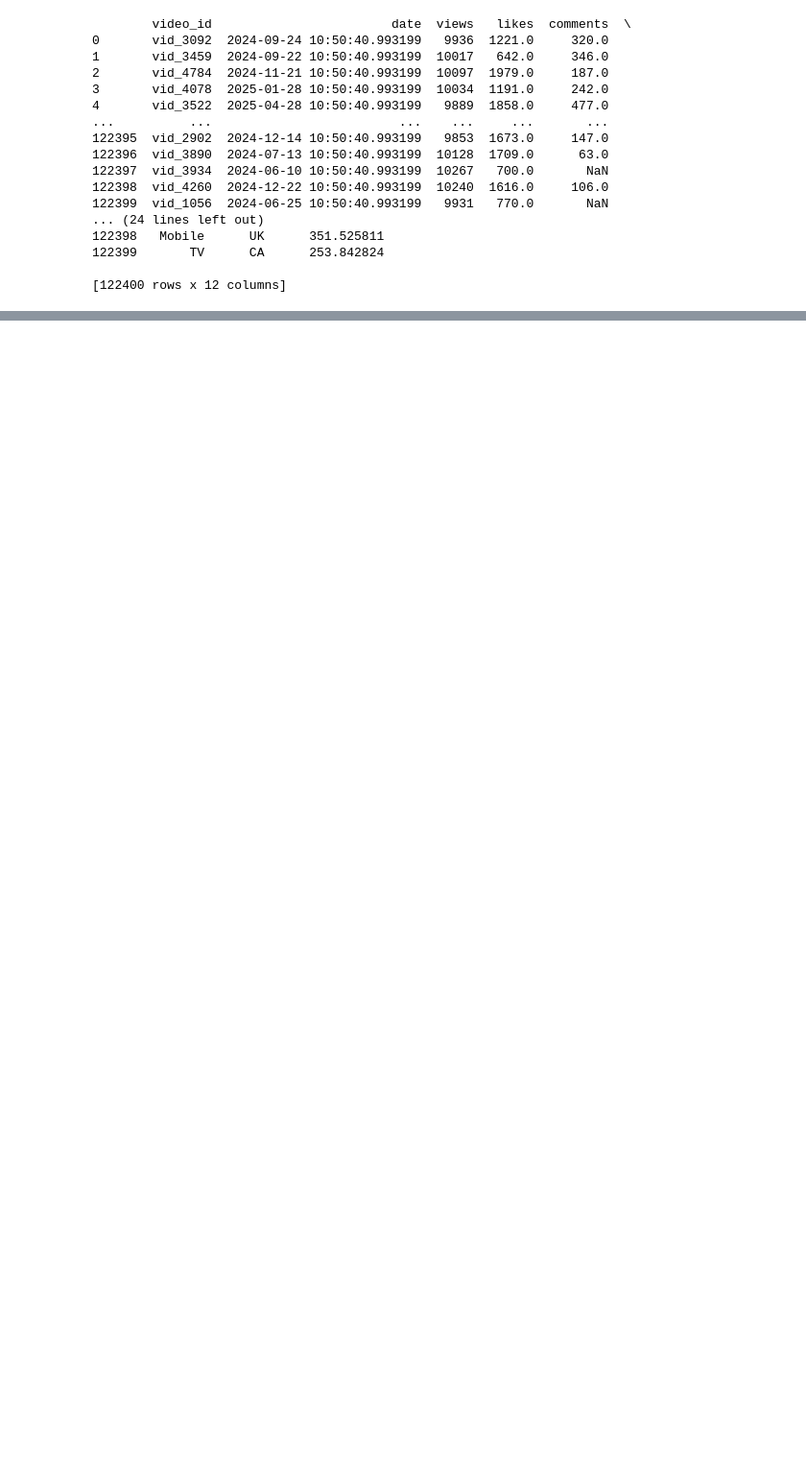
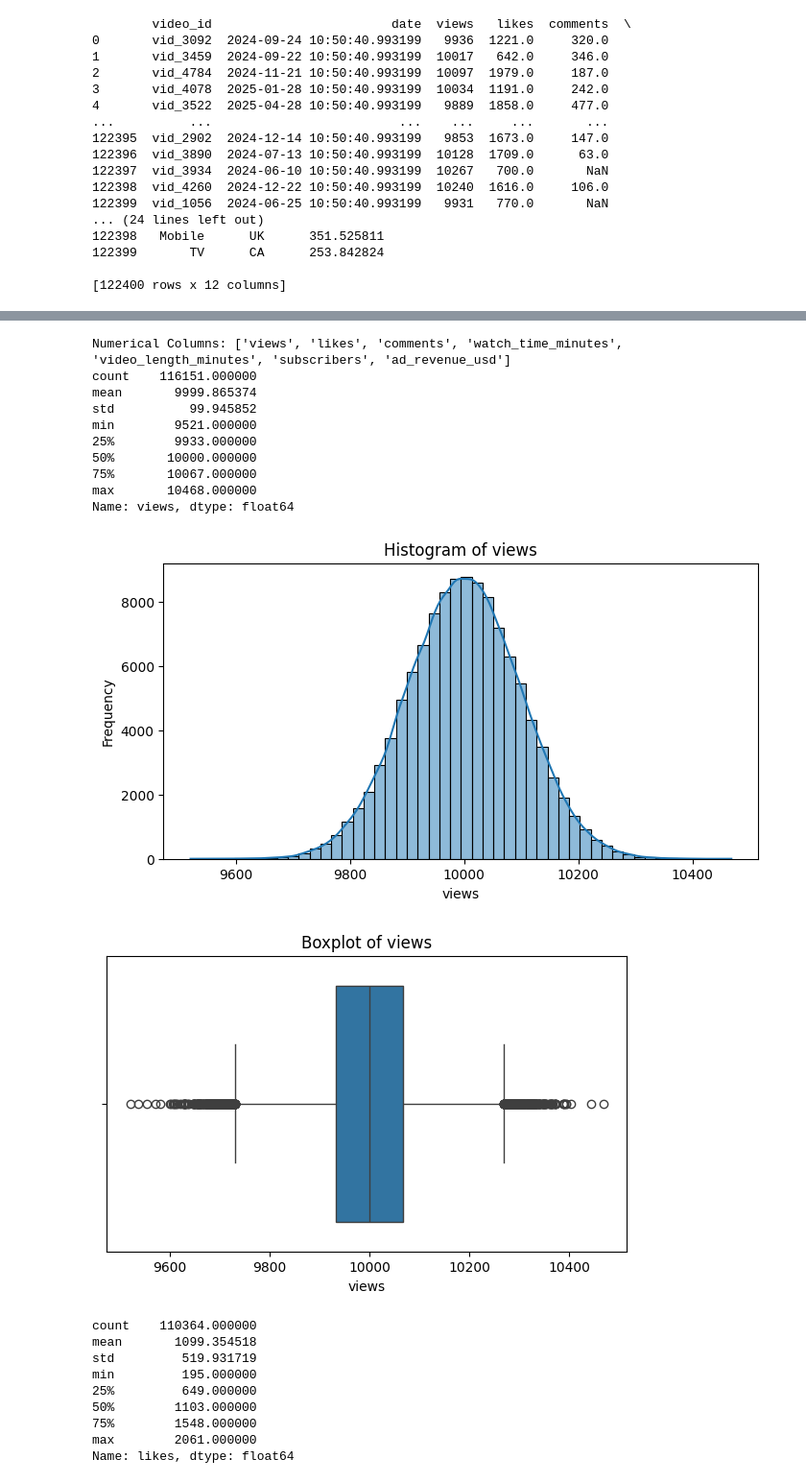
Before and after one commit to adnahhussain/Content_Monetization_Modeler, a Jupyter notebook: data.ipynb, the cells around one changed output, grey strips where cells are left out. Shown at 96% size. Saved outputs shown, nothing was run; the diff lists cells and outputs as text; code cells hidden in the pictures; blank space fills up the shorter version.

```diff
--- a/data.ipynb
+++ b/data.ipynb
@@ -34,0 +166,6 @@ print(data)
+# %%
+missing_percent = data.isnull().mean() * 100
+cols_to_drop = missing_percent[missing_percent > 50].index
+data = data.drop(columns=cols_to_drop)
+# %%
+data.columns = data.columns.map(str).str.strip()
@@ -34,0 +210,12 @@ print(data)
+# %%
+cat_cols = data.select_dtypes(include=['object']).columns
+
+for col in cat_cols:
+    if data[col].isnull().sum() > 0:
+        data[col].fillna(data[col].mode()[0], inplace=True)
+        print(f"{col}: Filled missing values with MODE → '{data[col].mode()[0]}'")
+    else:
+        print(f"{col}: No missing values found.")
+
+print("\n Missing values after categorical imputation:\n")
+print(data.isnull().sum())
@@ -34,0 +387,7 @@ print(data)
+# %%
+file_path = r"C:\Users\Welcome\Desktop\Content_ Monetization _Modeler\cleaned_dataset.csv"
+df = pd.read_csv(file_path)
+
+summary_stats = df.describe()
+print("Basic Summary Statistics:\n")
+print(summary_stats)
@@ -34,0 +420,41 @@ print(data)
+# %%
+numeric_cols = df.select_dtypes(include=['int64', 'float64']).columns
+print("Numerical Columns:", list(numeric_cols))
+
+for col in numeric_cols:
+    print(df[col].describe())
+
+    plt.figure(figsize=(8,4))
+    sns.histplot(df[col], bins=50, kde=True)
+    plt.title(f"Histogram of {col}")
+    plt.xlabel(col)
+    plt.ylabel("Frequency")
+    plt.show()
+
+    plt.figure(figsize=(7,4))
+    sns.boxplot(x=df[col])
+    plt.title(f"Boxplot of {col}")
+    plt.xlabel(col)
+    plt.show()
+# %% [output]
+Numerical Columns: ['views', 'likes', 'comments', 'watch_time_minutes', 'video_length_minutes', 'subscribers', 'ad_revenue_usd']
+count    116151.000000
+mean       9999.865374
+std          99.945852
+min        9521.000000
+25%        9933.000000
+50%       10000.000000
+75%       10067.000000
+max       10468.000000
+Name: views, dtype: float64
+[figure, added]
+[figure, added]
+count    110364.000000
+mean       1099.354518
+std         519.931719
+min         195.000000
+25%         649.000000
+50%        1103.000000
+75%        1548.000000
+max        2061.000000
+Name: likes, dtype: float64
```
Also changed, not shown: parts of 50 cells of this notebook, 2 other files.
